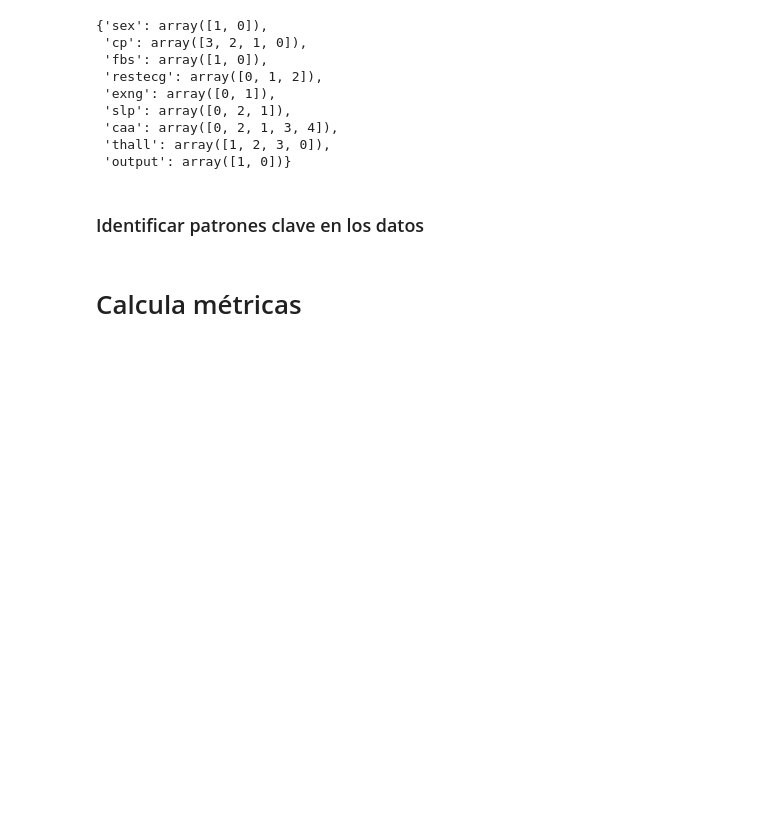
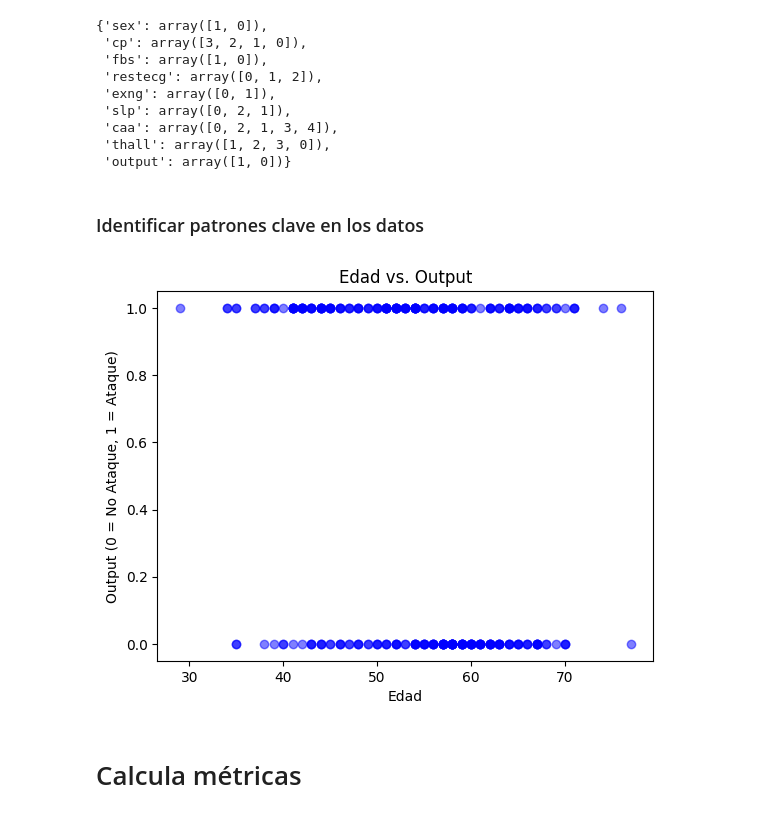
Before and after one commit to renemorenow/MachineLearning2, a Jupyter notebook: Prog_Basica_Python/Infarto_de_miocardio.ipynb, the cells around one changed output. Saved outputs shown, nothing was run; the diff lists cells and outputs as text; code cells hidden in the pictures; blank space fills up the shorter version.

```diff
--- a/Prog_Basica_Python/Infarto_de_miocardio.ipynb
+++ b/Prog_Basica_Python/Infarto_de_miocardio.ipynb
@@ -206,6 +206,26 @@ unique_values
  'output': array([1, 0])}
 # %% [markdown]
 ### Identificar patrones clave en los datos
+# %%
+# Variables: "age" y "output" (aquí 'target')
+edad = df['age']
+output = df['output']
+
+
+# Crear el gráfico de dispersión
+plt.scatter(edad, output, color='blue', alpha=0.5)
+
+
+# Personalización del gráfico
+plt.title("Edad vs. Output")
+plt.xlabel("Edad")
+plt.ylabel("Output (0 = No Ataque, 1 = Ataque)")
+
+
+# Mostrar el gráfico
+plt.show()
+# %% [output]
+[figure, added]
 # %% [markdown]
 # Calcula métricas
 # %%
```
